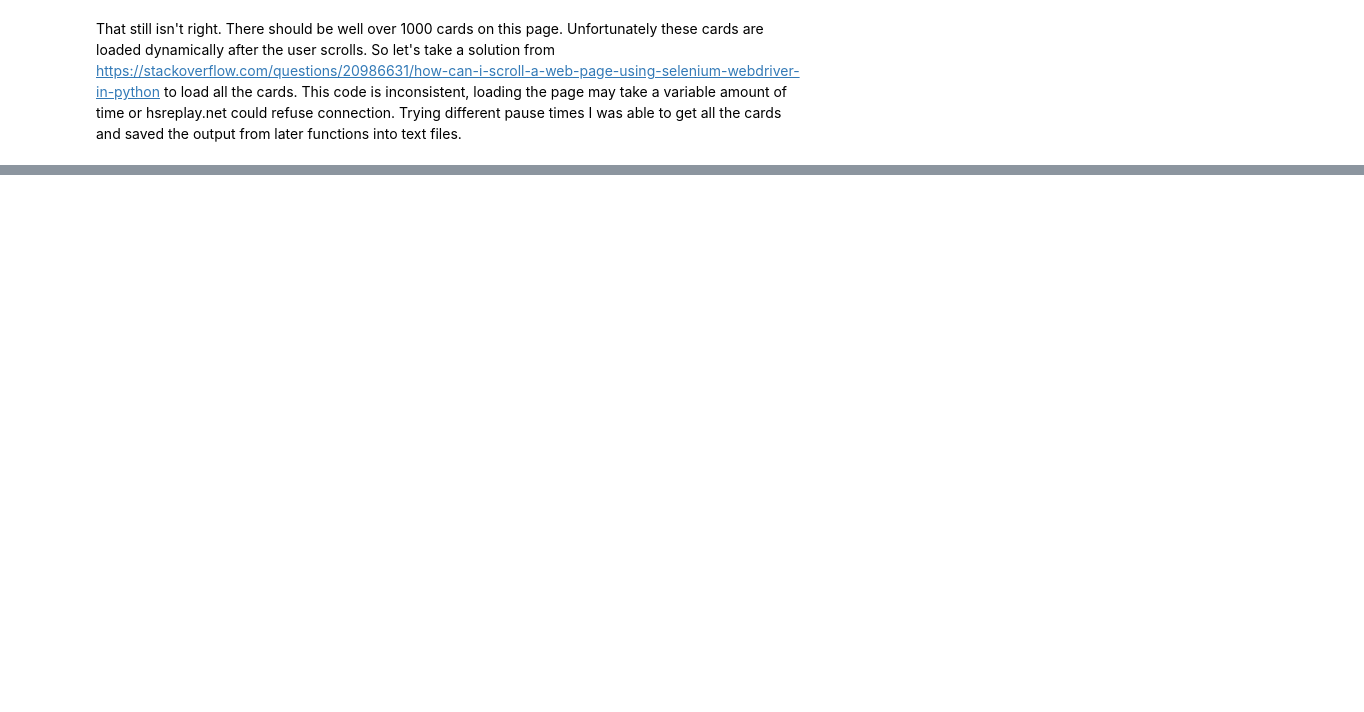
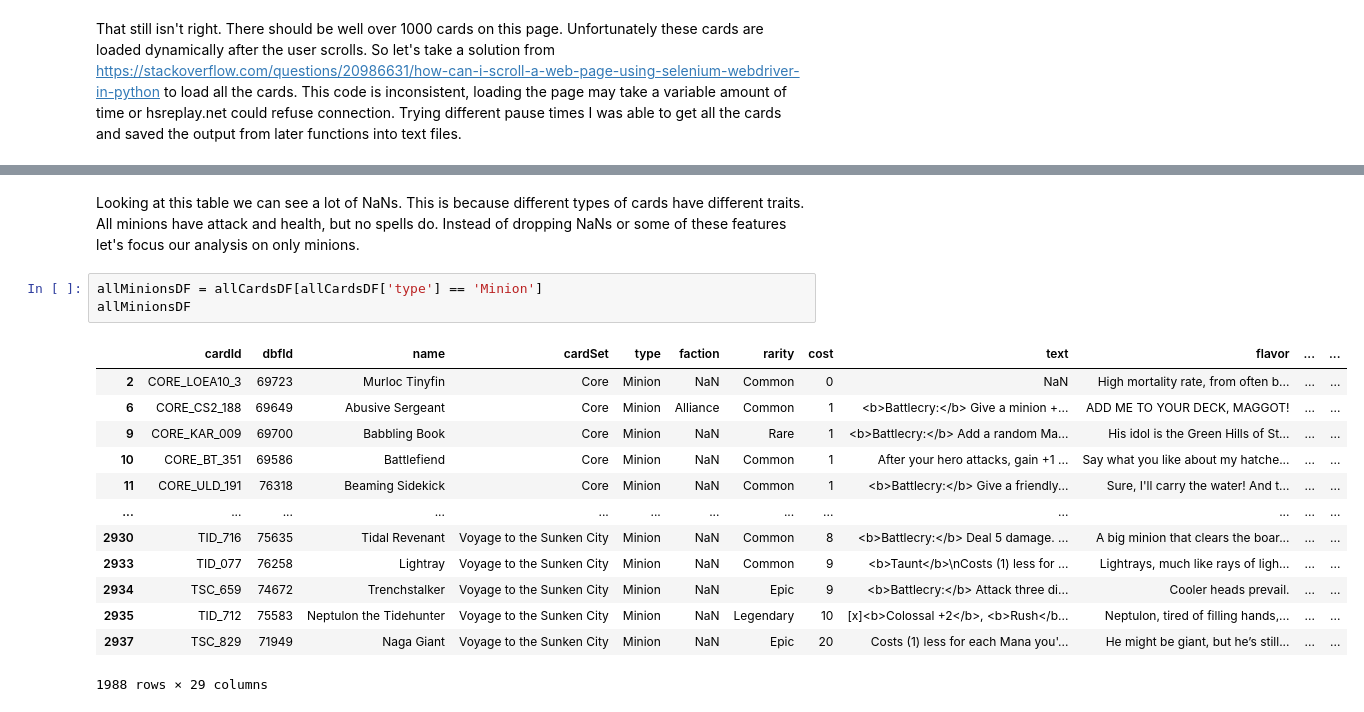
Before and after one commit to jaspermwilson/Hearthstone_Card_Regression, a Jupyter notebook: JW_Hearthstone_Card_Regression.ipynb, the cells around one changed output, grey strips where cells are left out. Drawn from its saved outputs; the diff is of its cells as text; blank space fills up the shorter version.

```diff
--- a/JW_Hearthstone_Card_Regression.ipynb
+++ b/JW_Hearthstone_Card_Regression.ipynb
@@ -292,0 +270,19 @@ def scroll_down(self):
+# %% [markdown]
+Looking at this table we can see a lot of NaNs. This is because different types of cards have different traits. All minions have attack and health, but no spells do. Instead of dropping NaNs or some of these features let's focus our analysis on only minions.
+# %%
+allMinionsDF = allCardsDF[allCardsDF['type'] == 'Minion']
+allMinionsDF
+# %% [output]
+|  | cardId | dbfId | name | cardSet | type | faction | rarity | cost | text | flavor | ... | ... |
+| 2 | CORE_LOEA10_3 | 69723 | Murloc Tinyfin | Core | Minion | NaN | Common | 0 | NaN | High mortality rate, from often b... | ... | ... |
+| 6 | CORE_CS2_188 | 69649 | Abusive Sergeant | Core | Minion | Alliance | Common | 1 | <b>Battlecry:</b> Give a minion +... | ADD ME TO YOUR DECK, MAGGOT! | ... | ... |
+| 9 | CORE_KAR_009 | 69700 | Babbling Book | Core | Minion | NaN | Rare | 1 | <b>Battlecry:</b> Add a random Ma... | His idol is the Green Hills of St... | ... | ... |
+| 10 | CORE_BT_351 | 69586 | Battlefiend | Core | Minion | NaN | Common | 1 | After your hero attacks, gain +1 ... | Say what you like about my hatche... | ... | ... |
+| 11 | CORE_ULD_191 | 76318 | Beaming Sidekick | Core | Minion | NaN | Common | 1 | <b>Battlecry:</b> Give a friendly... | Sure, I'll carry the water! And t... | ... | ... |
+| ... | ... | ... | ... | ... | ... | ... | ... | ... | ... | ... | ... | ... |
+| 2930 | TID_716 | 75635 | Tidal Revenant | Voyage to the Sunken City | Minion | NaN | Common | 8 | <b>Battlecry:</b> Deal 5 damage. ... | A big minion that clears the boar... | ... | ... |
+| 2933 | TID_077 | 76258 | Lightray | Voyage to the Sunken City | Minion | NaN | Common | 9 | <b>Taunt</b>\nCosts (1) less for ... | Lightrays, much like rays of ligh... | ... | ... |
+| 2934 | TSC_659 | 74672 | Trenchstalker | Voyage to the Sunken City | Minion | NaN | Epic | 9 | <b>Battlecry:</b> Attack three di... | Cooler heads prevail. | ... | ... |
+| 2935 | TID_712 | 75583 | Neptulon the Tidehunter | Voyage to the Sunken City | Minion | NaN | Legendary | 10 | [x]<b>Colossal +2</b>, <b>Rush</b... | Neptulon, tired of filling hands,... | ... | ... |
+| 2937 | TSC_829 | 71949 | Naga Giant | Voyage to the Sunken City | Minion | NaN | Epic | 20 | Costs (1) less for each Mana you'... | He might be giant, but he’s still... | ... | ... |
+1988 rows × 29 columns
```
Also changed, not shown: parts of 62 cells of this notebook.
